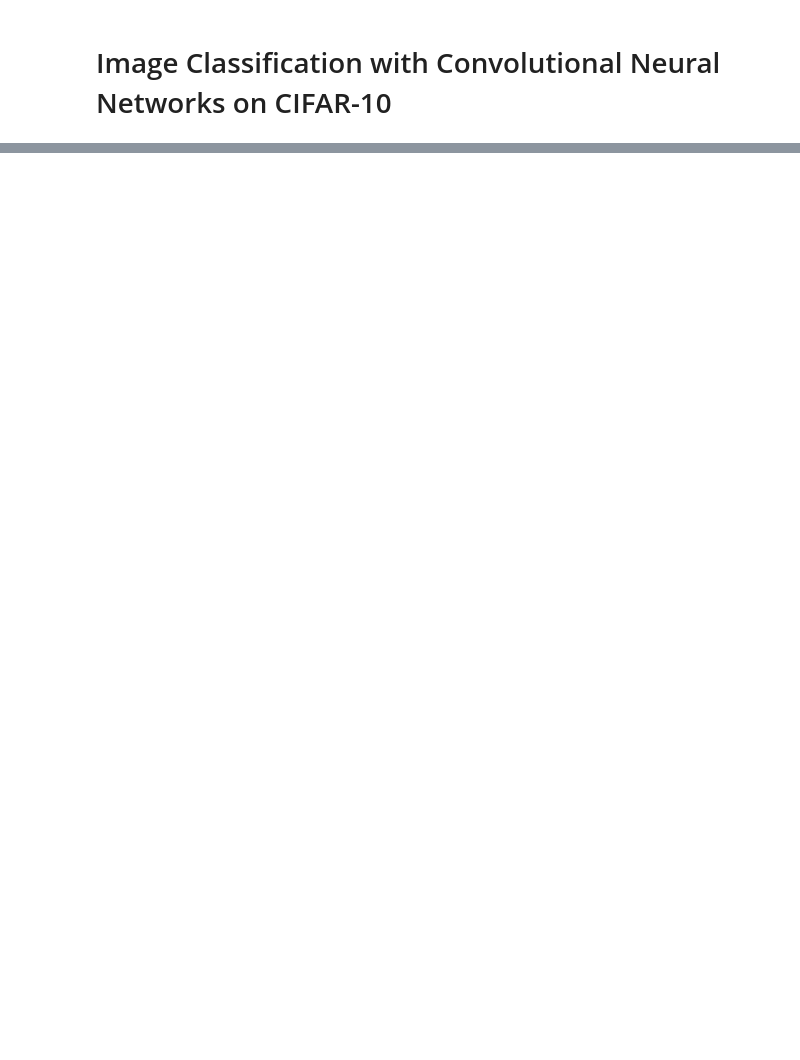
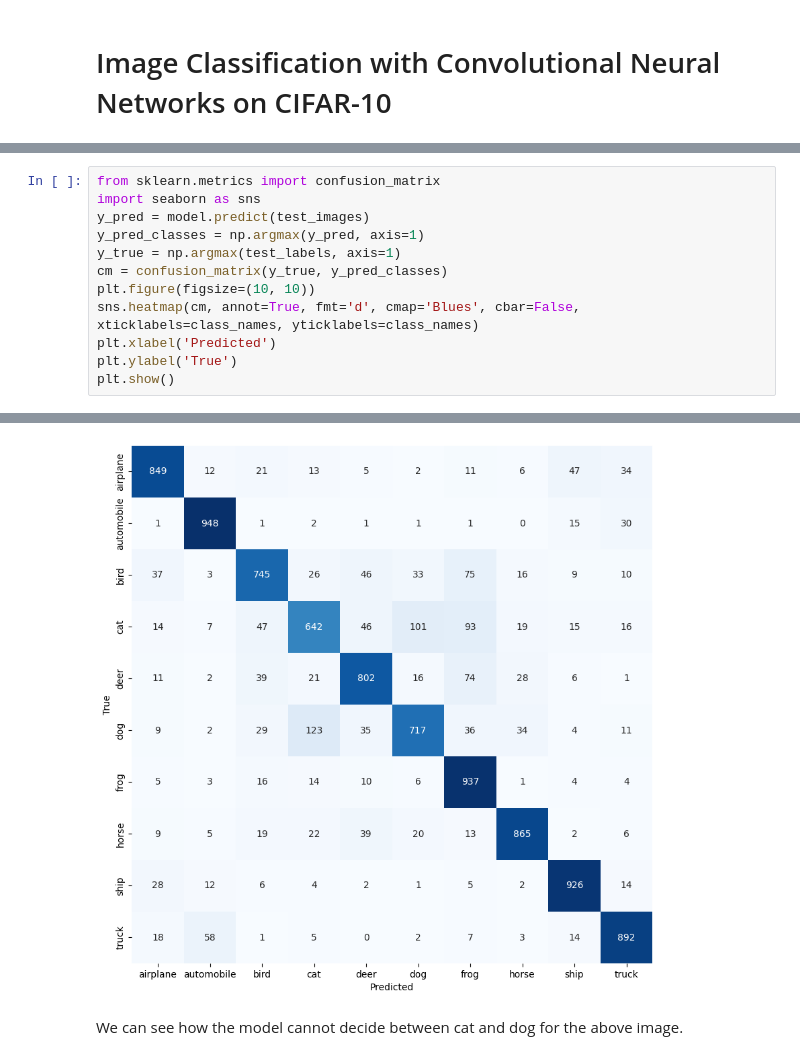
Before and after one commit to lilf4p/ispr-midterm, a Jupyter notebook: midterm3/image_classification.ipynb, the cells around one changed output, grey strips where cells are left out. Drawn from its saved outputs; the diff is of its cells as text; blank space fills up the shorter version.

```diff
--- a/midterm3/image_classification.ipynb
+++ b/midterm3/image_classification.ipynb
@@ -139,0 +204,13 @@ test_acc
+# %%
+from sklearn.metrics import confusion_matrix
+import seaborn as sns
+y_pred = model.predict(test_images)
+y_pred_classes = np.argmax(y_pred, axis=1)
+y_true = np.argmax(test_labels, axis=1)
+cm = confusion_matrix(y_true, y_pred_classes)
+plt.figure(figsize=(10, 10))
+sns.heatmap(cm, annot=True, fmt='d', cmap='Blues', cbar=False, xticklabels=class_names, yticklabels=class_names)
+plt.xlabel('Predicted')
+plt.ylabel('True')
+plt.show()
+# %% [output]
@@ -140,3 +218,6 @@ test_acc
+[figure, added]
+# %% [markdown]
+We can see how the model cannot decide between cat and dog for the above image.
 # %%
 # make a prediction on a random image
 random_image = np.random.randint(0, len(test_images))
```
Also changed, not shown: parts of 22 cells of this notebook, 7 other files.
